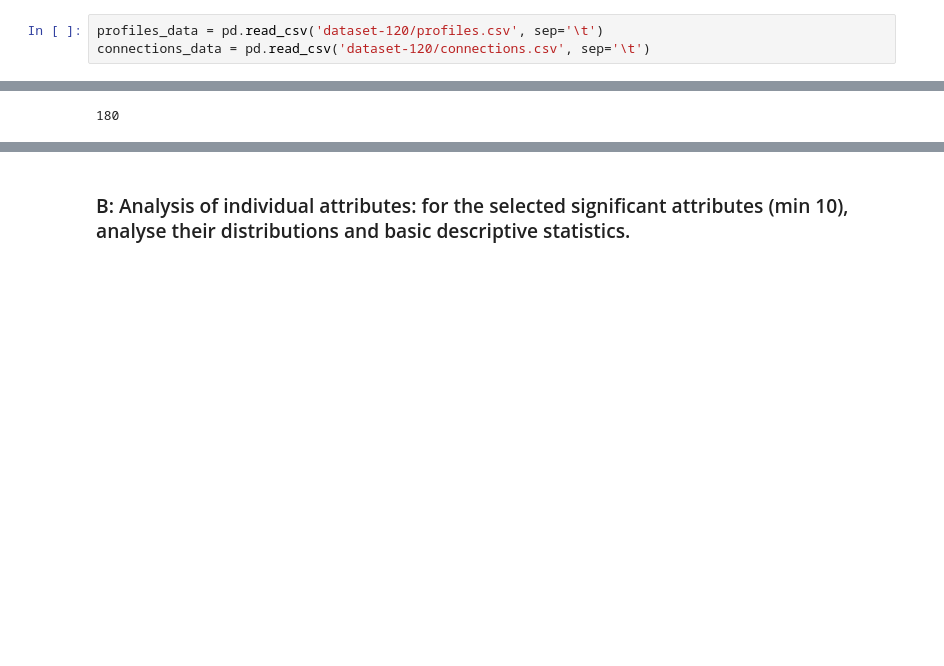
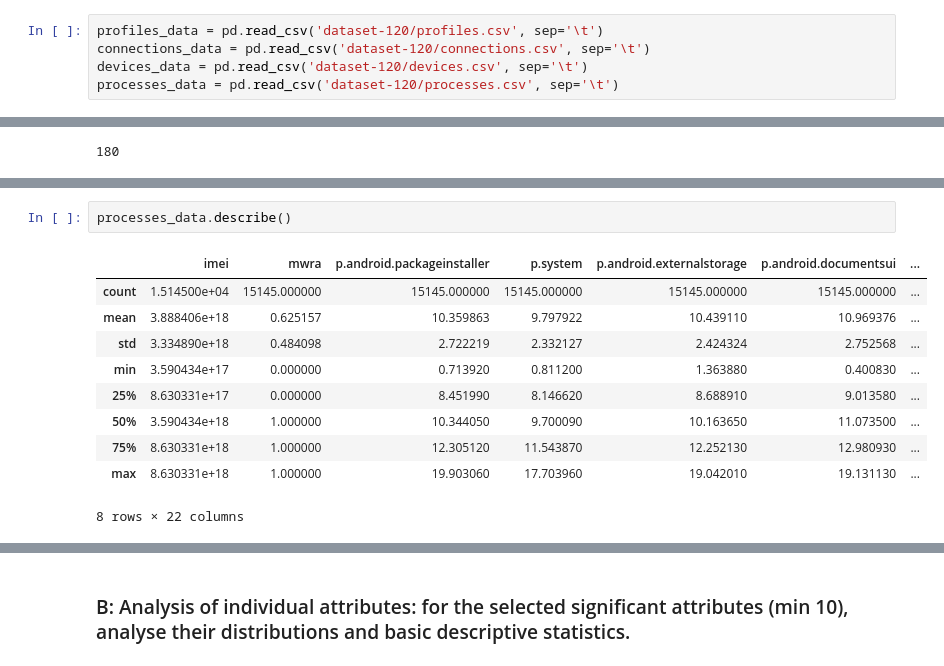
Before and after one commit to myrres0/IAU-2024, a Jupyter notebook: phase-1.ipynb, the cells around one changed output, grey strips where cells are left out. Cells and saved outputs as stored; diff of their text form; blank space fills up the shorter version.

Commit message:
feat: processes and devices 1a analysis

```diff
--- a/phase-1.ipynb
+++ b/phase-1.ipynb
@@ -13,6 +13,8 @@ import matplotlib.pyplot as plt
 # %%
 profiles_data = pd.read_csv('dataset-120/profiles.csv', sep='\t')
 connections_data = pd.read_csv('dataset-120/connections.csv', sep='\t')
+devices_data = pd.read_csv('dataset-120/devices.csv', sep='\t')
+processes_data = pd.read_csv('dataset-120/processes.csv', sep='\t')
 # %% [markdown]
 ## 1.1 Basic description of the data together with their characteristics
 ### A: Analysis of data structures such as files (structures and relationships, number, types, ...), records(structures, number of records, number of attributes, types, ...)
@@ -253,0 +406,13 @@ connections_data.shape[0] - connections_data.drop_duplicates().shape[0]
+# %%
+processes_data.describe()
+# %% [output]
+|  | imei | mwra | p.android.packageinstaller | p.system | p.android.externalstorage | p.android.documentsui | ... |
+| count | 1.514500e+04 | 15145.000000 | 15145.000000 | 15145.000000 | 15145.000000 | 15145.000000 | ... |
+| mean | 3.888406e+18 | 0.625157 | 10.359863 | 9.797922 | 10.439110 | 10.969376 | ... |
+| std | 3.334890e+18 | 0.484098 | 2.722219 | 2.332127 | 2.424324 | 2.752568 | ... |
+| min | 3.590434e+17 | 0.000000 | 0.713920 | 0.811200 | 1.363880 | 0.400830 | ... |
+| 25% | 8.630331e+17 | 0.000000 | 8.451990 | 8.146620 | 8.688910 | 9.013580 | ... |
+| 50% | 3.590434e+18 | 1.000000 | 10.344050 | 9.700090 | 10.163650 | 11.073500 | ... |
+| 75% | 8.630331e+18 | 1.000000 | 12.305120 | 11.543870 | 12.252130 | 12.980930 | ... |
+| max | 8.630331e+18 | 1.000000 | 19.903060 | 17.703960 | 19.042010 | 19.131130 | ... |
+8 rows × 22 columns
```
Also changed, not shown: parts of 41 cells of this notebook.
